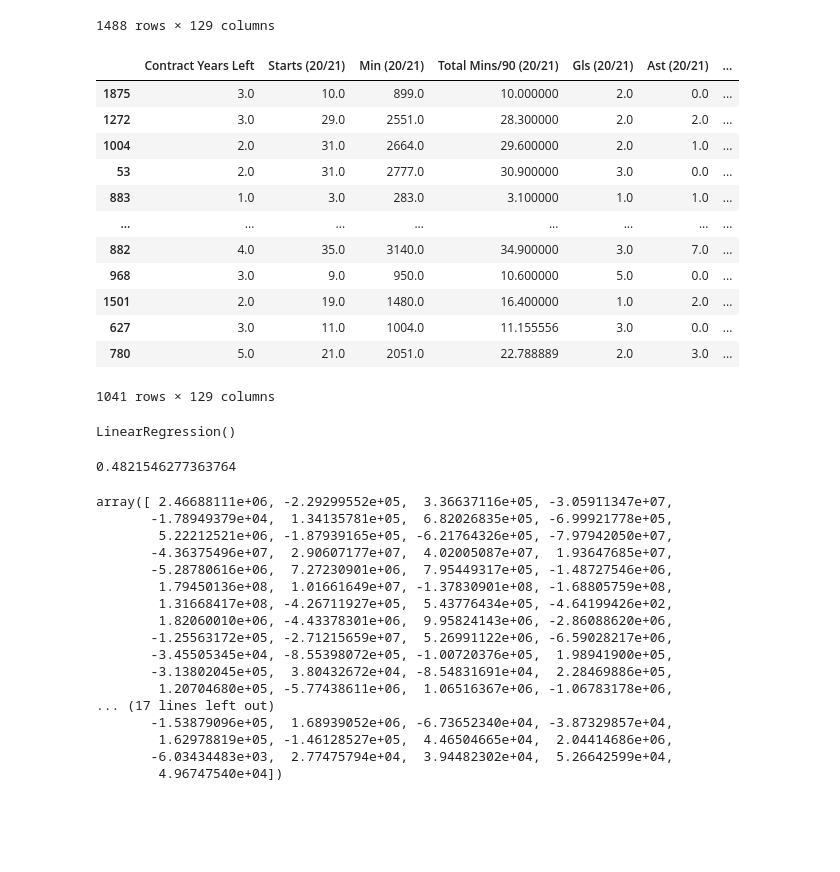
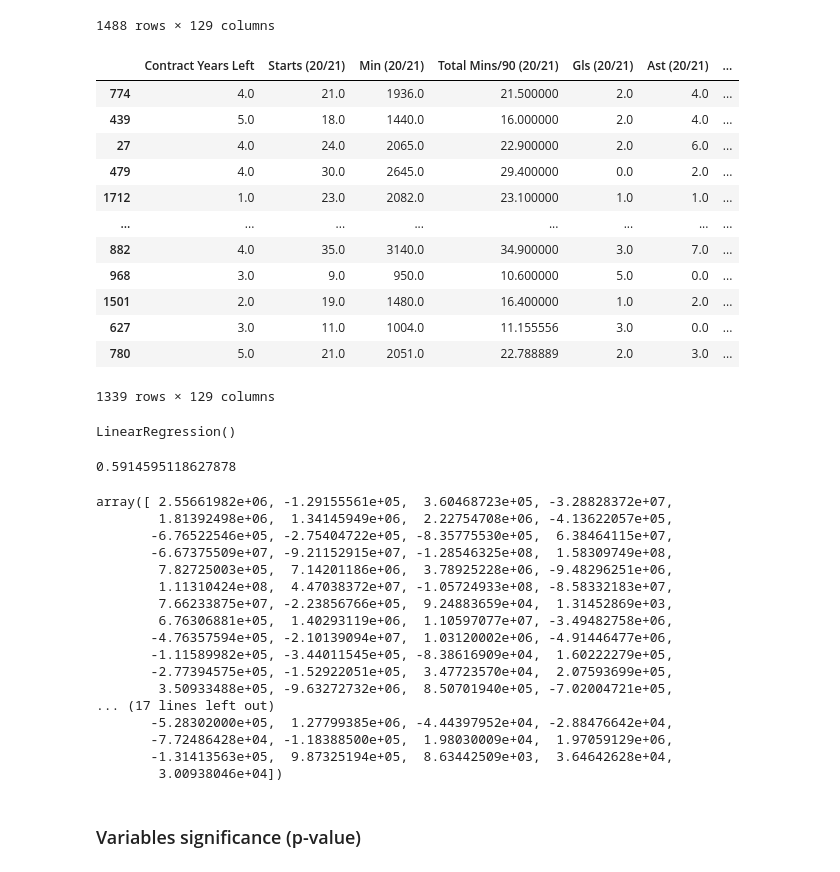
Before and after one commit to camiloms10/soccer_players_value, a Jupyter notebook: players_value.ipynb, the cells around one changed output. Saved outputs shown, nothing was run; the diff lists cells and outputs as text; code cells hidden in the pictures; blank space fills up the shorter version.

```diff
--- a/players_value.ipynb
+++ b/players_value.ipynb
@@ -400,22 +401,22 @@ x_std
 | 2062 | 1.0 | 3.0 | 255.0 | 2.8 | 1.0 | 0.0 | ... |
 1488 rows × 129 columns
 # %%
-X_train_std, X_test_std, Y_train_std, Y_test_std = train_test_split(x_std,y_std,test_size=0.3, random_state=0)
+X_train_std, X_test_std, Y_train_std, Y_test_std = train_test_split(x_std,y_std,test_size=0.1, random_state=0)
 X_train_std
 # %% [output]
 |  | Contract Years Left | Starts (20/21) | Min (20/21) | Total Mins/90 (20/21) | Gls (20/21) | Ast (20/21) | ... |
-| 1875 | 3.0 | 10.0 | 899.0 | 10.000000 | 2.0 | 0.0 | ... |
-| 1272 | 3.0 | 29.0 | 2551.0 | 28.300000 | 2.0 | 2.0 | ... |
-| 1004 | 2.0 | 31.0 | 2664.0 | 29.600000 | 2.0 | 1.0 | ... |
-| 53 | 2.0 | 31.0 | 2777.0 | 30.900000 | 3.0 | 0.0 | ... |
-| 883 | 1.0 | 3.0 | 283.0 | 3.100000 | 1.0 | 1.0 | ... |
+| 774 | 4.0 | 21.0 | 1936.0 | 21.500000 | 2.0 | 4.0 | ... |
+| 439 | 5.0 | 18.0 | 1440.0 | 16.000000 | 2.0 | 4.0 | ... |
+| 27 | 4.0 | 24.0 | 2065.0 | 22.900000 | 2.0 | 6.0 | ... |
+| 479 | 4.0 | 30.0 | 2645.0 | 29.400000 | 0.0 | 2.0 | ... |
+| 1712 | 1.0 | 23.0 | 2082.0 | 23.100000 | 1.0 | 1.0 | ... |
 | ... | ... | ... | ... | ... | ... | ... | ... |
 | 882 | 4.0 | 35.0 | 3140.0 | 34.900000 | 3.0 | 7.0 | ... |
 | 968 | 3.0 | 9.0 | 950.0 | 10.600000 | 5.0 | 0.0 | ... |
 | 1501 | 2.0 | 19.0 | 1480.0 | 16.400000 | 1.0 | 2.0 | ... |
 | 627 | 3.0 | 11.0 | 1004.0 | 11.155556 | 3.0 | 0.0 | ... |
 | 780 | 5.0 | 21.0 | 2051.0 | 22.788889 | 2.0 | 3.0 | ... |
-1041 rows × 129 columns
+1339 rows × 129 columns
 # %%
 regressor_std = LinearRegression()
 regressor_std.fit(X_train_std, Y_train_std)
@@ -424,24 +425,26 @@ LinearRegression()
 # %%
 regressor_std.score(X_test_std,Y_test_std)
 # %% [output]
-0.4821546277363764
+0.5914595118627878
 # %%
 regressor_std.coef_
 # %% [output]
-array([ 2.46688111e+06, -2.29299552e+05,  3.36637116e+05, -3.05911347e+07,
-       -1.78949379e+04,  1.34135781e+05,  6.82026835e+05, -6.99921778e+05,
-        5.22212521e+06, -1.87939165e+05, -6.21764326e+05, -7.97942050e+07,
-       -4.36375496e+07,  2.90607177e+07,  4.02005087e+07,  1.93647685e+07,
-       -5.28780616e+06,  7.27230901e+06,  7.95449317e+05, -1.48727546e+06,
-        1.79450136e+08,  1.01661649e+07, -1.37830901e+08, -1.68805759e+08,
-        1.31668417e+08, -4.26711927e+05,  5.43776434e+05, -4.64199426e+02,
-        1.82060010e+06, -4.43378301e+06,  9.95824143e+06, -2.86088620e+06,
-       -1.25563172e+05, -2.71215659e+07,  5.26991122e+06, -6.59028217e+06,
-       -3.45505345e+04, -8.55398072e+05, -1.00720376e+05,  1.98941900e+05,
-       -3.13802045e+05,  3.80432672e+04, -8.54831691e+04,  2.28469886e+05,
-        1.20704680e+05, -5.77438611e+06,  1.06516367e+06, -1.06783178e+06,
+array([ 2.55661982e+06, -1.29155561e+05,  3.60468723e+05, -3.28828372e+07,
+        1.81392498e+06,  1.34145949e+06,  2.22754708e+06, -4.13622057e+05,
+       -6.76522546e+05, -2.75404722e+05, -8.35775530e+05,  6.38464115e+07,
+       -6.67375509e+07, -9.21152915e+07, -1.28546325e+08,  1.58309749e+08,
+        7.82725003e+05,  7.14201186e+06,  3.78925228e+06, -9.48296251e+06,
+        1.11310424e+08,  4.47038372e+07, -1.05724933e+08, -8.58332183e+07,
+        7.66233875e+07, -2.23856766e+05,  9.24883659e+04,  1.31452869e+03,
+        6.76306881e+05,  1.40293119e+06,  1.10597077e+07, -3.49482758e+06,
+       -4.76357594e+05, -2.10139094e+07,  1.03120002e+06, -4.91446477e+06,
+       -1.11589982e+05, -3.44011545e+05, -8.38616909e+04,  1.60222279e+05,
+       -2.77394575e+05, -1.52922051e+05,  3.47723570e+04,  2.07593699e+05,
+        3.50933488e+05, -9.63272732e+06,  8.50701940e+05, -7.02004721e+05,
 ... (17 lines left out)
-       -1.53879096e+05,  1.68939052e+06, -6.73652340e+04, -3.87329857e+04,
-        1.62978819e+05, -1.46128527e+05,  4.46504665e+04,  2.04414686e+06,
-       -6.03434483e+03,  2.77475794e+04,  3.94482302e+04,  5.26642599e+04,
-        4.96747540e+04])
+       -5.28302000e+05,  1.27799385e+06, -4.44397952e+04, -2.88476642e+04,
+       -7.72486428e+04, -1.18388500e+05,  1.98030009e+04,  1.97059129e+06,
+       -1.31413563e+05,  9.87325194e+05,  8.63442509e+03,  3.64642628e+04,
+        3.00938046e+04])
+# %% [markdown]
+### Variables significance (p-value)
```
Also changed, not shown: parts of 23 cells of this notebook.
